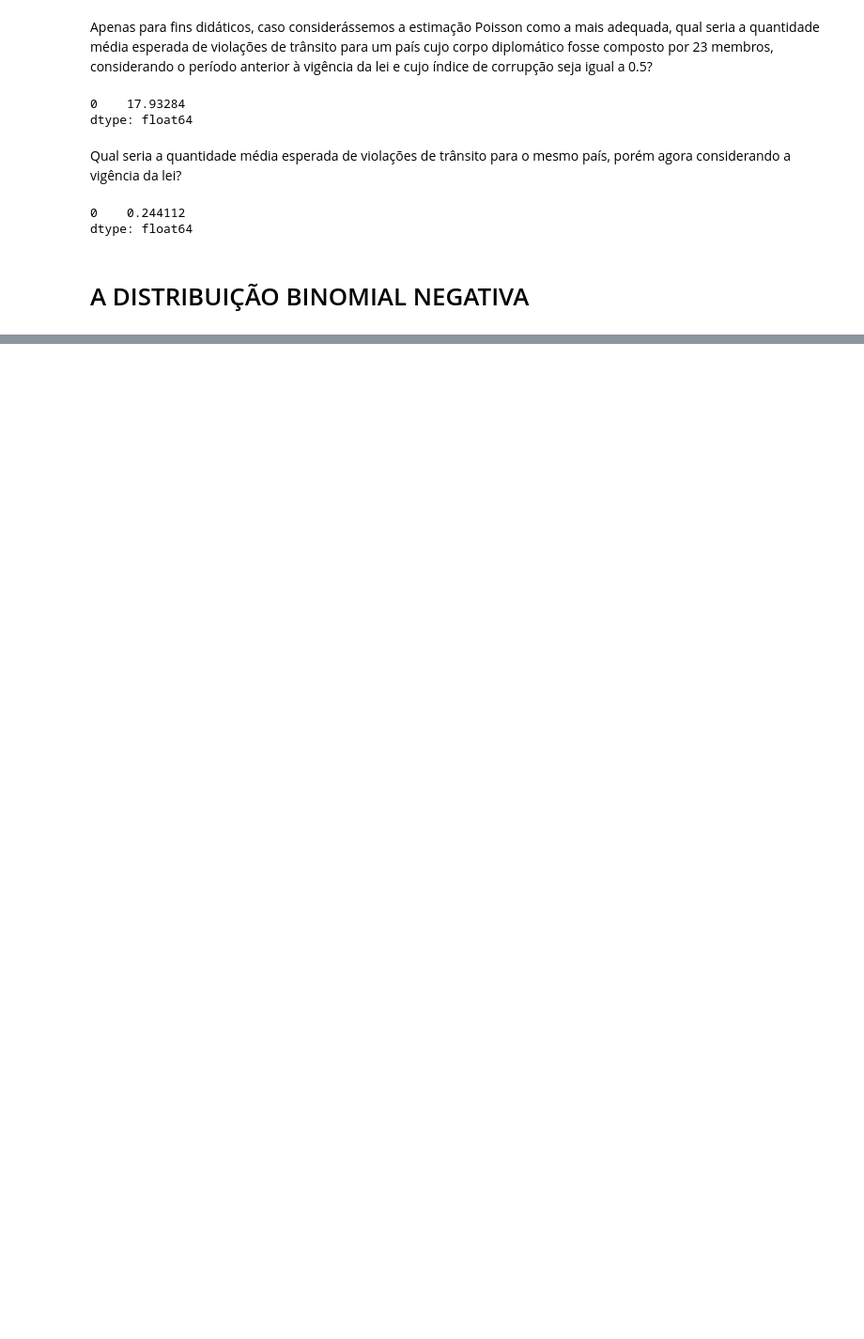
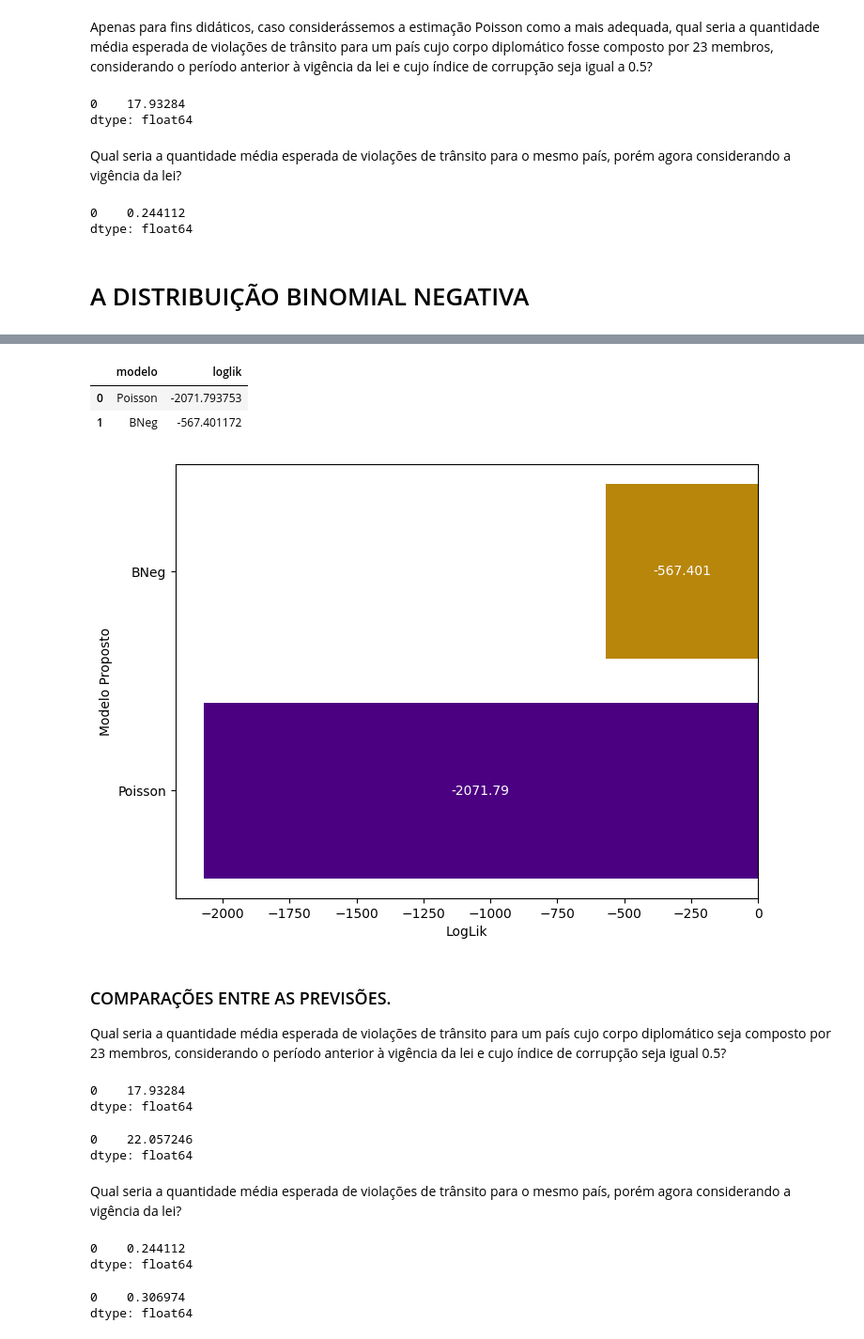
Before and after one commit to filipecarbonera/MBA_USP_Data_Science_Analytics, a Jupyter notebook: Modelos para Dados de Contagem/script_modelos_para_dados_de_contagem.ipynb, the cells around one changed output, grey strips where cells are left out. Shown at 94% size. Drawn from its saved outputs; the diff is of its cells as text; code cells hidden in the pictures; blank space fills up the shorter version.

```diff
--- a/Modelos para Dados de Contagem/script_modelos_para_dados_de_contagem.ipynb
+++ b/Modelos para Dados de Contagem/script_modelos_para_dados_de_contagem.ipynb
@@ -431,0 +565,9 @@ dtype: float64
+# %%
+# Reestimação do modelo binomial negativo com o parâmetro 'fi_ótimo'.
+
+modelo_bneg = smf.glm(formula='violations ~ staff + post + corruption',
+                      data=df_corruption,
+                      family=sm.families.NegativeBinomial(alpha=fi_ótimo)).fit()
+
+# Parâmetros do 'modelo_bneg'.
+modelo_bneg.summary()
@@ -431,0 +649,56 @@ dtype: float64
+# %%
+# Gráfico para a comparação dos LogLiks dos modelos Poisson e binomial negativo.
+
+# Definição do dataframe com os modelos e respectivos LogLiks.
+df_llf = pd.DataFrame({'modelo':['Poisson','BNeg'],
+                      'loglik':[modelo_poisson.llf, modelo_bneg.llf]})
+df_llf
+# %% [output]
+|  | modelo | loglik |
+| 0 | Poisson | -2071.793753 |
+| 1 | BNeg | -567.401172 |
+# %%
+# Plotagem propriamente dita.
+fig, ax = plt.subplots(figsize=(8,6))
+
+c = ['indigo', 'darkgoldenrod']
+
+ax1 = ax.barh(df_llf.modelo,df_llf.loglik, color = c)
+ax.bar_label(ax1, label_type='center', color='white', fontsize=10)
+ax.set_ylabel("Modelo Proposto", fontsize=10)
+ax.set_xlabel("LogLik", fontsize=10)
+ax.tick_params(axis='y', labelsize=10)
+ax.tick_params(axis='x', labelsize=10)
+plt.show()
+# %% [output]
+[figure, added]
+# %% [markdown]
+### COMPARAÇÕES ENTRE AS PREVISÕES.
+
+Qual seria a quantidade média esperada de violações de trânsito para um país cujo corpo diplomático seja composto por 23 membros, considerando o período anterior à vigência da lei e cujo índice de corrupção seja igual 0.5?
+# %%
+# Modelo Poisson.
+modelo_poisson.predict(pd.DataFrame({'staff':[23], 'post':['no'], 'corruption':[0.5]}))
+# %% [output]
+0    17.93284
+dtype: float64
+# %%
+# Modelo binomial negativo.
+modelo_bneg.predict(pd.DataFrame({'staff':[23], 'post':['no'], 'corruption':[0.5]}))
+# %% [output]
+0    22.057246
+dtype: float64
+# %% [markdown]
+Qual seria a quantidade média esperada de violações de trânsito para o mesmo país, porém agora considerando a vigência da lei?
+# %%
+# Modelo Poisson.
+modelo_poisson.predict(pd.DataFrame({'staff':[23], 'post':['yes'], 'corruption':[0.5]}))
+# %% [output]
+0    0.244112
+dtype: float64
+# %%
+# Modelo binomial negativo.
+modelo_bneg.predict(pd.DataFrame({'staff':[23], 'post':['yes'], 'corruption':[0.5]}))
+# %% [output]
+0    0.306974
+dtype: float64
```
Also changed, not shown: parts of 19 cells of this notebook.
